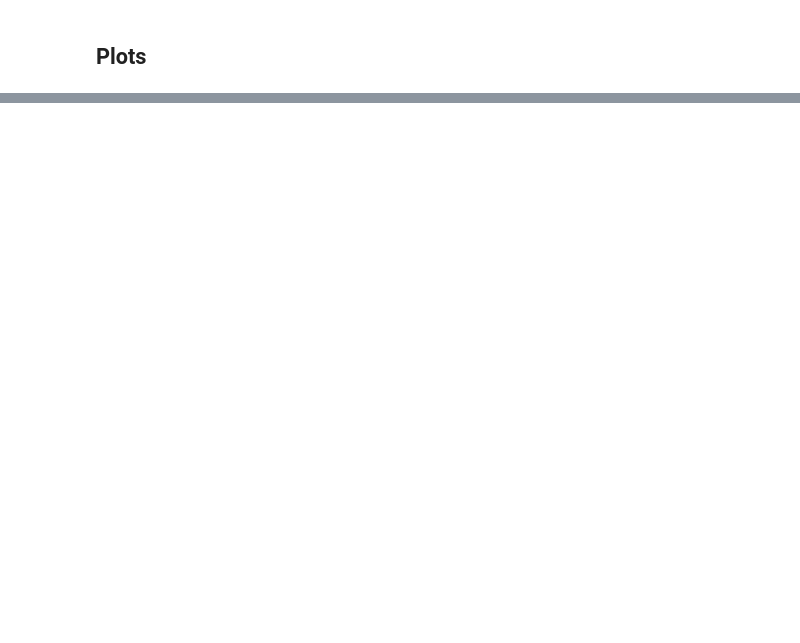
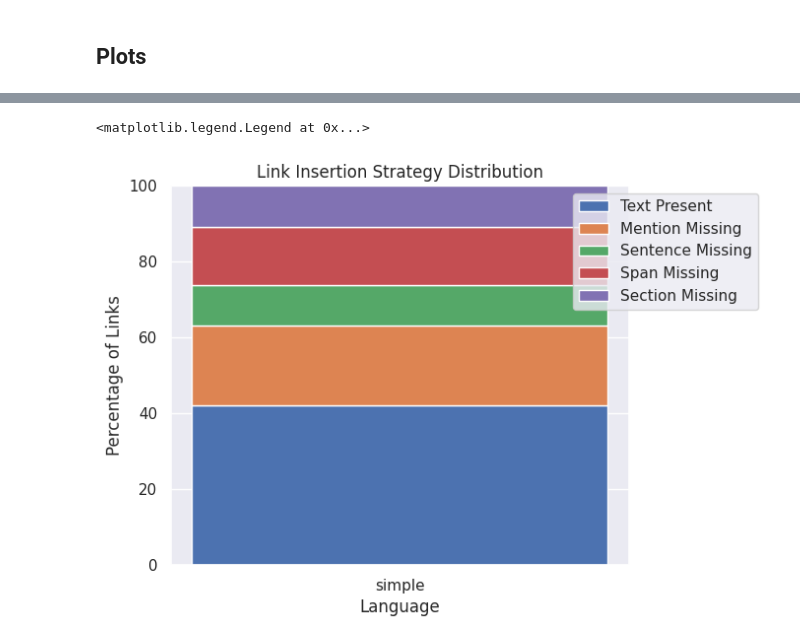
Before and after one commit to epfl-dlab/multilingual-entity-insertion, a Jupyter notebook: wikipedia_dumps_process/analysis_notebooks/added_links_analysis.ipynb, the cells around one changed output, grey strips where cells are left out. Cells and saved outputs as stored; diff of their text form; code cells hidden in the pictures; blank space fills up the shorter version.

```diff
--- a/wikipedia_dumps_process/analysis_notebooks/added_links_analysis.ipynb
+++ b/wikipedia_dumps_process/analysis_notebooks/added_links_analysis.ipynb
@@ -105,3 +40,47 @@ plt.show()
+# %%
+# matplotlib stacked bar plot
+fig, ax = plt.subplots(figsize=(6, 5))
+ax.set_title('Link Insertion Strategy Distribution')
+ax.set_ylabel('Percentage of Links')
+ax.set_xlabel('Language')
+ax.set_ylim(0, 100)
+ax.set_xticks(np.arange(len(df['language'].unique())))
+ax.set_xticklabels(df['language'].unique(), rotation=0)
+
+present_text = []
+missing_mention = []
+missing_sentence = []
+missing_span = []
+missing_section = []
+
+for language in df['language'].unique():
+    present_text.append(len(df[(df['language'] == language) & (df['missing_category'].isna())]) / len(df[df['language'] == language]) * 100)
+    missing_mention.append(len(df[(df['language'] == language) & (df['missing_category'] == 'missing_mention')]) / len(df[df['language'] == language]) * 100)
+    missing_sentence.append(len(df[(df['language'] == language) & (df['missing_category'] == 'missing_sentence')]) / len(df[df['language'] == language]) * 100)
+    missing_span.append(len(df[(df['language'] == language) & (df['missing_category'] == 'missing_span')]) / len(df[df['language'] == language]) * 100)
+    missing_section.append(len(df[(df['language'] == language) & (df['missing_category'] == 'missing_section')]) / len(df[df['language'] == language]) * 100)
+
+bottom = np.zeros(len(df['language'].unique()))
+present_text = np.array(present_text)
+missing_mention = np.array(missing_mention)
+missing_sentence = np.array(missing_sentence)
+missing_span = np.array(missing_span)
+missing_section = np.array(missing_section)
+
+ax.bar(np.arange(len(df['language'].unique())), present_text, label='Text Present', bottom=bottom)
+bottom += present_text
+ax.bar(np.arange(len(df['language'].unique())), missing_mention, label='Mention Missing', bottom=bottom)
+bottom += missing_mention
+ax.bar(np.arange(len(df['language'].unique())), missing_sentence, label='Sentence Missing', bottom=bottom)
+bottom += missing_sentence
+ax.bar(np.arange(len(df['language'].unique())), missing_span, label='Span Missing', bottom=bottom)
+bottom += missing_span
+ax.bar(np.arange(len(df['language'].unique())), missing_section, label='Section Missing', bottom=bottom)
+
+ax.legend(loc='upper right', bbox_to_anchor=(1.3, 1.0))
+# %% [output]
+<matplotlib.legend.Legend at 0x...>
+[figure, added]
 # %%
 # plot a histogram with the number of negative contexts per link
 negative_contexts = df[df['context'] != '']['negative_contexts'].reset_index(drop=True).apply(literal_eval).apply(len)
```
Also changed, not shown: parts of 7 cells of this notebook.
